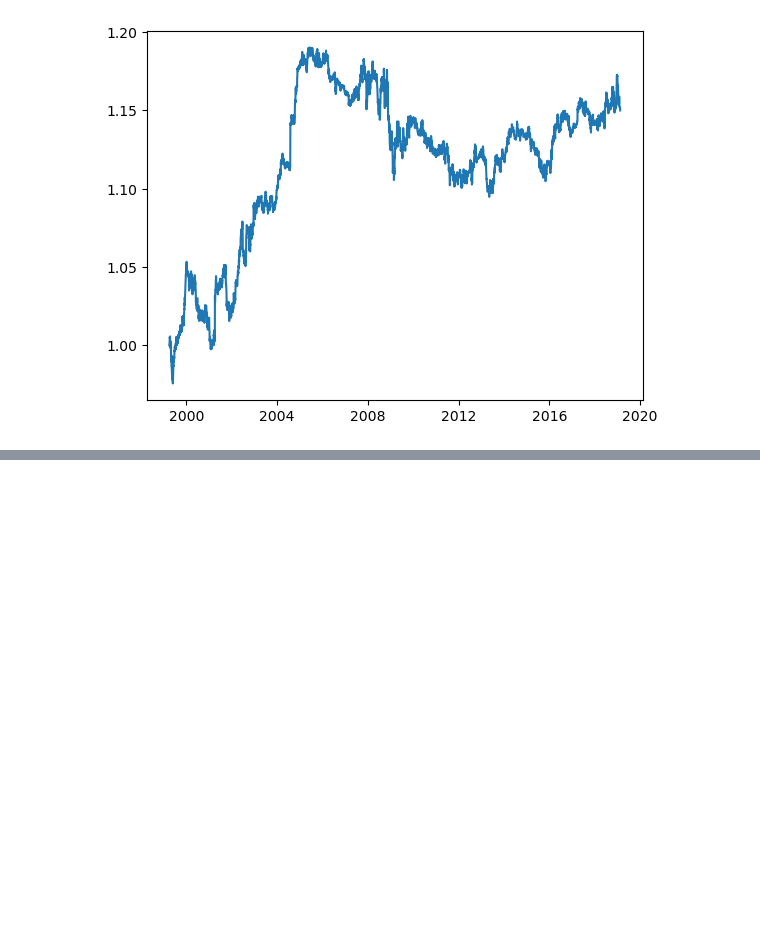
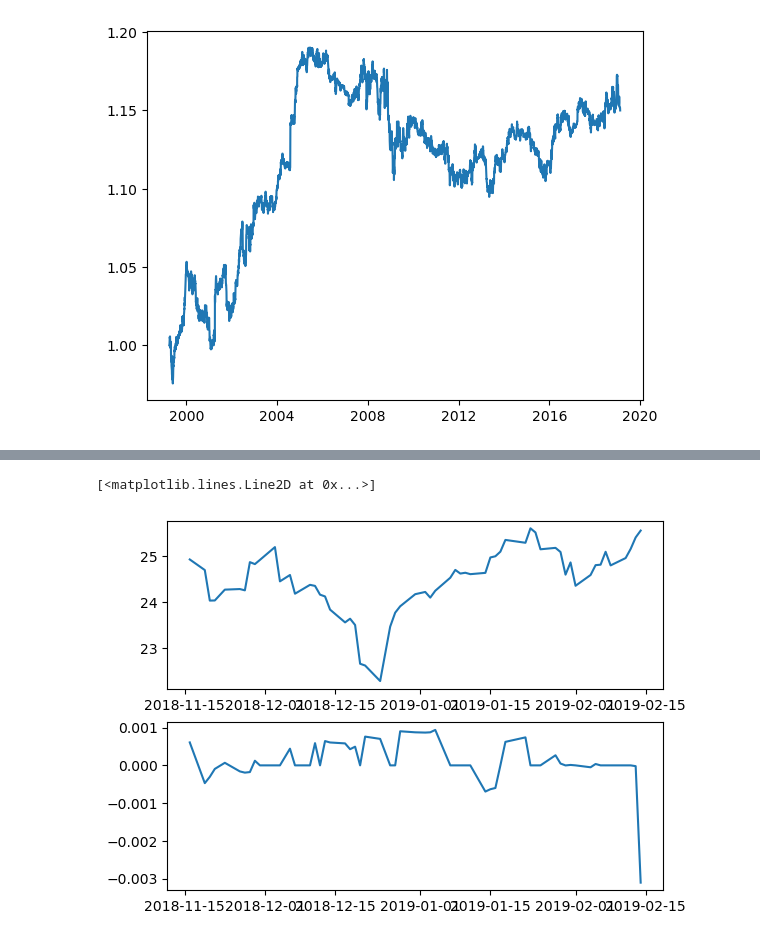
Before and after one commit to quintengeerts2000/MasterThesis-DRL_applications_to_stat_arb, a Jupyter notebook: empirical_analysis/RL_trading_tests.ipynb, the cells around one changed output, grey strips where cells are left out. Cells and saved outputs as stored; diff of their text form; code cells hidden in the pictures; blank space fills up the shorter version.

```diff
--- a/empirical_analysis/RL_trading_tests.ipynb
+++ b/empirical_analysis/RL_trading_tests.ipynb
@@ -179,0 +195,9 @@ plt.plot((env.total_pl.dropna() + 1).cumprod())
+# %%
+alloc_test    = env.asset_alloc[stock].dropna().tail(60)
+residual_test = (env.data.loc[alloc_test.index,stock])
+fig, ax  = plt.subplots(2,1)
+ax[0].plot(residual_test)
+ax[1].plot(alloc_test)
+# %% [output]
+[<matplotlib.lines.Line2D at 0x...>]
+[figure, added]
```
Also changed, not shown: parts of 3 cells of this notebook.
